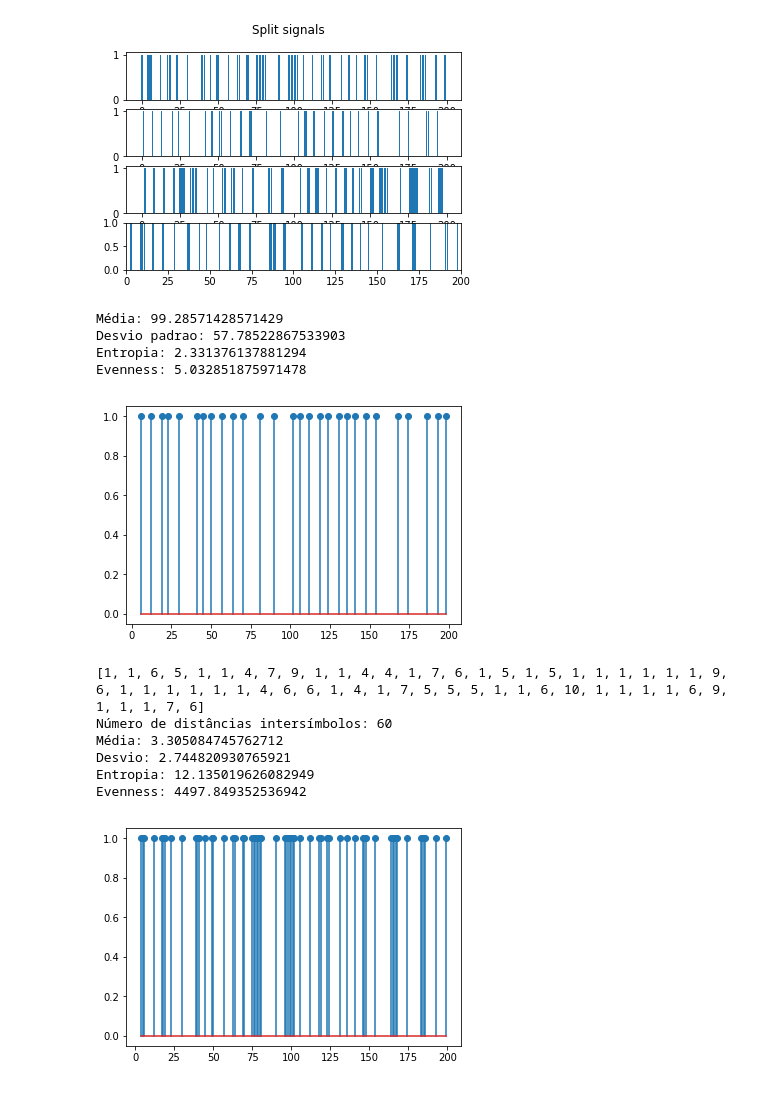
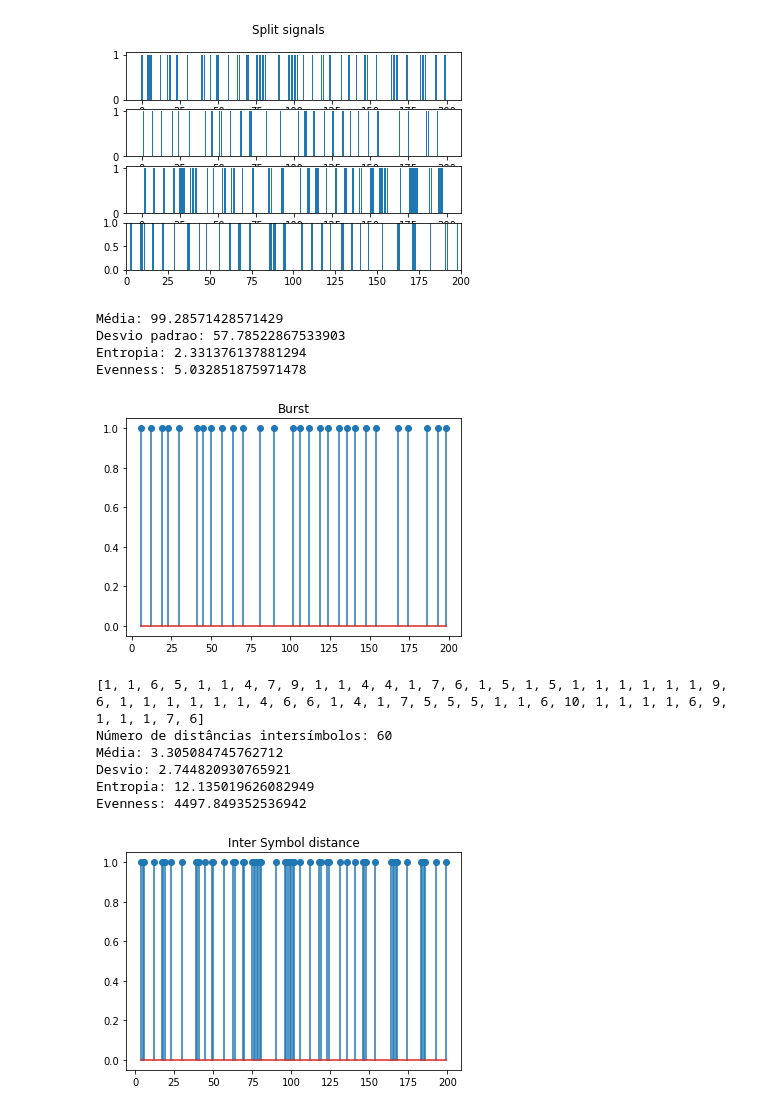
Before and after one commit to ricardotetti/pattern_recognition_and_analisys, a Jupyter notebook: proj_2/Projeto 2.ipynb, the cells around one changed output. Cells and saved outputs as stored; diff of their text form; code cells hidden in the pictures.

```diff
--- a/proj_2/Projeto 2.ipynb
+++ b/proj_2/Projeto 2.ipynb
@@ -150,34 +150,35 @@ class burst(split_signal):
         print("Média:",media)
     def desvio_burst(self):
         desvio = np.std(self.lista_burst)
         print("Desvio padrao:", desvio)
     def entropia(self):
         indices = []
         for i in range(len(self.relative_fre)):
             if self.relative_fre[i] != 0:
                 k = (self.relative_fre[i])*(math.log(self.relative_fre[i],2))
                 indices.append(k)
         #print(self.relative_fre)
         epsilon = (-1)*sum(indices)
         eta = 2**((-1)*sum(indices))
         print("Entropia:", epsilon)
         print("Evenness:", eta)
     def plot(self):
+        plt.title("Burst")
         contador = []
         for i in range(len(self.lista_burst)):
             contador.append(1)
         plt.stem(self.lista_burst, contador)
         plt.show()
 
 
 if __name__ == '__main__':
     main()
 # %% [output]
 Média: 99.28571428571429
 Desvio padrao: 57.78522867533903
 Entropia: 2.331376137881294
 Evenness: 5.032851875971478
-[figure, old version]
+[figure, new version]
 # %%
 def main():
     intersymbol_fig2 = inter_symbol()
@@ -237,6 +238,7 @@ class inter_symbol(split_signal):
         print("Entropia:", entropia)
         print("Evenness:", evenness)
     def plot(self):
+        plt.title("Inter Symbol distance")
         contador = []
         for i in range(len(self.list_inter_symbol)):
             contador.append(1)
@@ -253,7 +255,7 @@ Média: 3.305084745762712
 Desvio: 2.744820930765921
 Entropia: 12.135019626082949
 Evenness: 4497.849352536942
-[figure, old version]
+[figure, new version]
 # %%
 def main():
     fourier_fig2 = fourier_transform()
```
Also changed, not shown: parts of 2 cells of this notebook.
